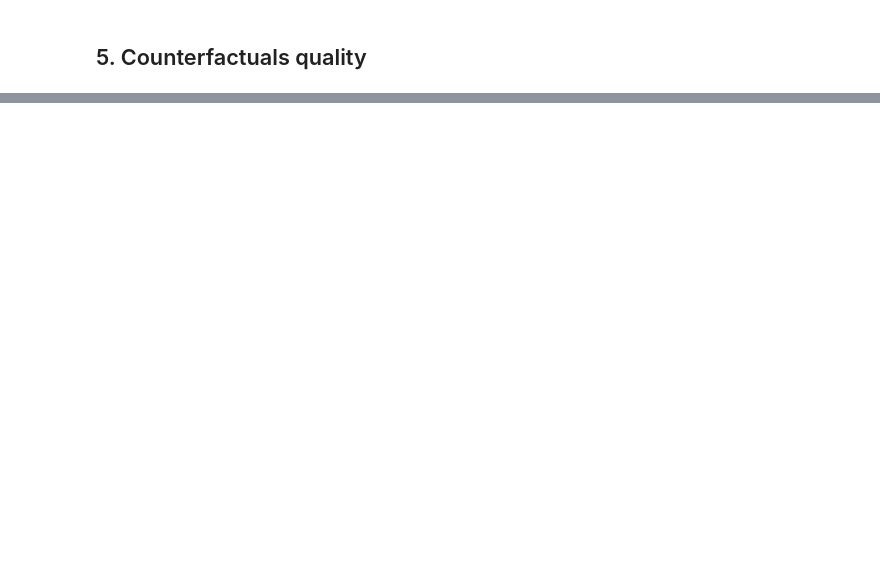
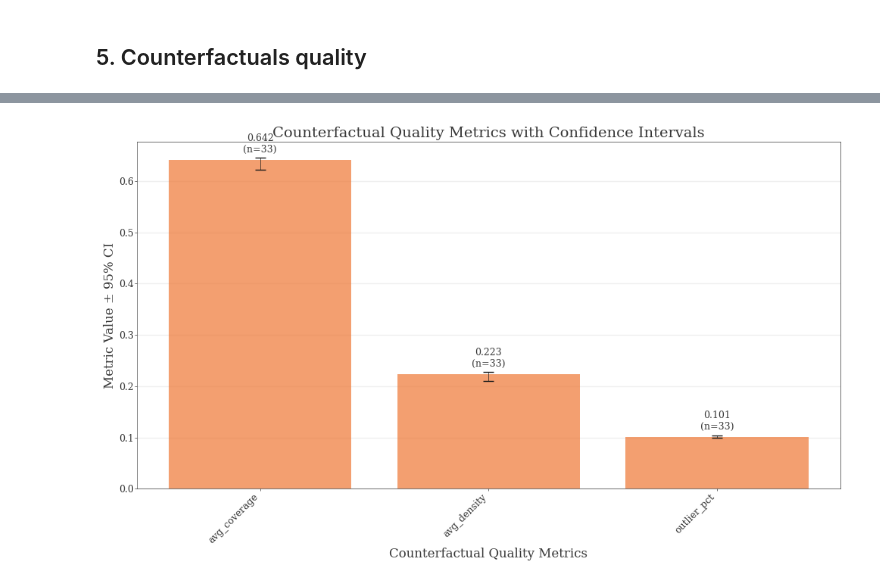
Before and after one commit to DaviGiordano/simplified-counterfactual-fairness-graph-uncertainty, a Jupyter notebook: notebooks/analyse_adult_results.ipynb, the cells around one changed output, grey strips where cells are left out. Saved outputs shown, nothing was run; the diff lists cells and outputs as text; code cells hidden in the pictures; blank space fills up the shorter version.

```diff
--- a/notebooks/analyse_adult_results.ipynb
+++ b/notebooks/analyse_adult_results.ipynb
@@ -136,0 +276,17 @@ cf_quality_by_know['med'].head()
+# %%
+# Plot counterfactual quality with confidence intervals
+from src.plot.bar_charts import plot_counterfactual_quality
+# Calculate averages across causal worlds
+avg_metrics = pd.DataFrame({
+    'avg_coverage': (mw_cf.counterfactuals_quality['coverage_0'] + mw_cf.counterfactuals_quality['coverage_1'])/2,
+    'avg_density': (mw_cf.counterfactuals_quality['density_0'] + mw_cf.counterfactuals_quality['density_1'])/2,
+    'outlier_pct': mw_cf.counterfactuals_quality['overall_outlier_percent']
+})
+
+# Create the plot
+fig, ax = plot_counterfactual_quality(
+    avg_metrics,
+    save_path='./adult_charts/counterfactual_quality_ci.pdf'
+)
+# %% [output]
+[figure, added]
```
Also changed, not shown: parts of 30 cells of this notebook, 13 other files.
